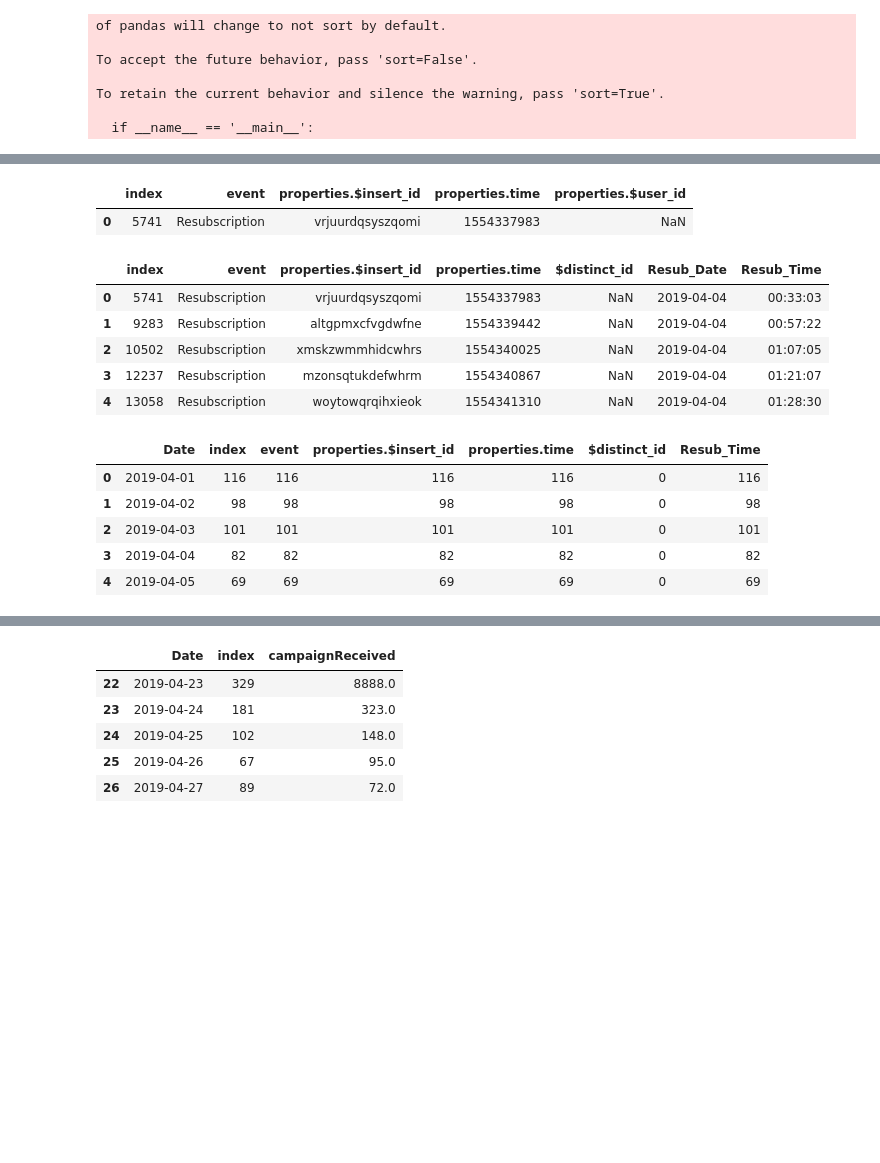
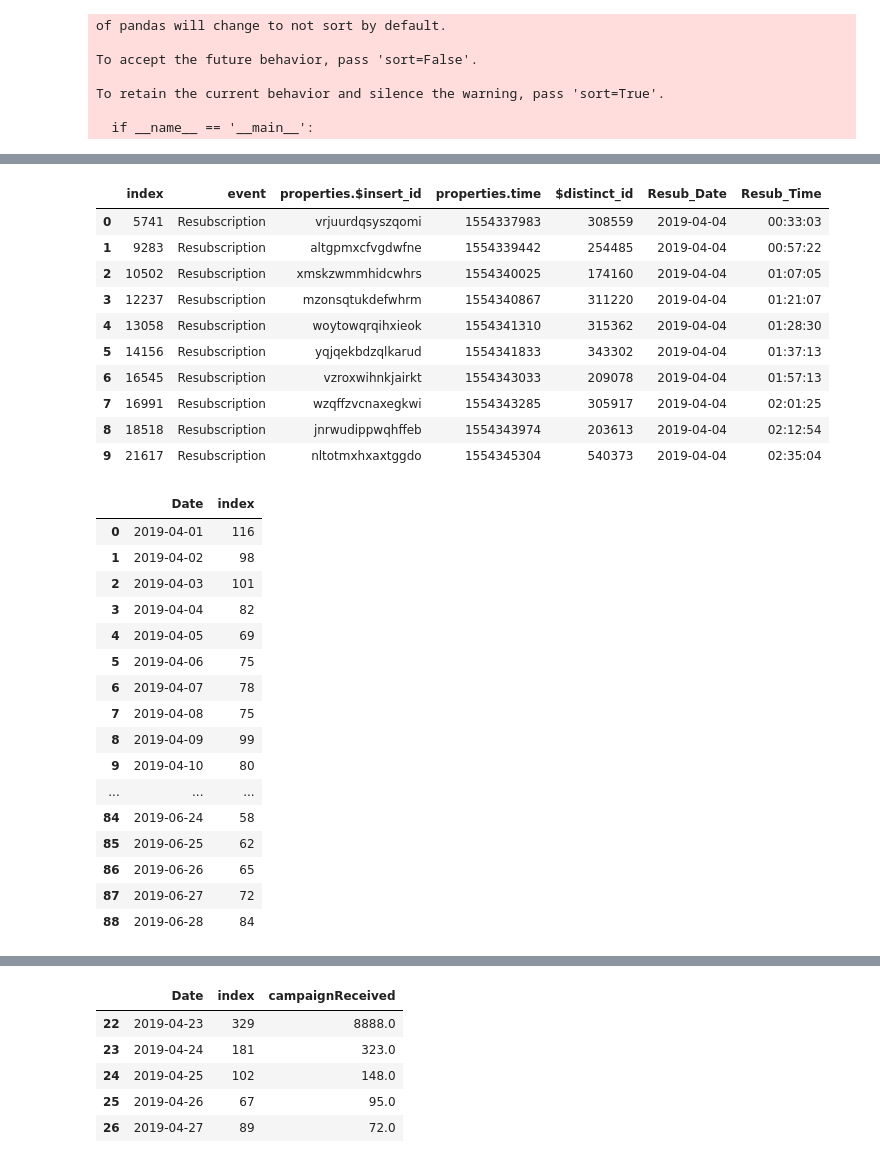
Before and after one commit to oyamatsumi04/w_u, a Jupyter notebook: Waking Up - People Import Test.ipynb, the cells around one changed output, grey strips where cells are left out. Cells and saved outputs as stored; diff of their text form; code cells hidden in the pictures; blank space fills up the shorter version.

```diff
--- a/Waking Up - People Import Test.ipynb
+++ b/Waking Up - People Import Test.ipynb
@@ -343,39 +491,54 @@ To retain the current behavior and silence the warning, pass 'sort=True'.
 #isolate only resubscriber events and relevant columns
 
 resubscribers_df=events_data.loc[events_data['event']=='Resubscription']
-resubscribers_df=resubscribers_df.loc[:,['event','properties.$insert_id', 'properties.time','properties.$user_id']].reset_index()
+resubscribers_df=resubscribers_df.loc[:,['event','properties.$insert_id', 'properties.time','properties.distinct_id']].reset_index()
-# %% [output]
-|  | index | event | properties.$insert_id | properties.time | properties.$user_id |
-| 0 | 5741 | Resubscription | vrjuurdqsyszqomi | 1554337983 | NaN |
 # %%
 #convert unix dates to date-time
 #NOTE ALL USER IDs are null values
 
 resubscribers_df['Resub_Date'] = pd.to_datetime(resubscribers_df['properties.time'], unit='s').dt.date
 resubscribers_df['Resub_Time'] = pd.to_datetime(resubscribers_df['properties.time'], unit='s').dt.time
-resubscribers_df=resubscribers_df.rename(columns={'properties.$user_id':'$distinct_id'})
-resubscribers_df.head()
+resubscribers_df=resubscribers_df.rename(columns={'properties.distinct_id':'$distinct_id'})
+resubscribers_df.head(10)
 # %% [output]
 |  | index | event | properties.$insert_id | properties.time | $distinct_id | Resub_Date | Resub_Time |
-| 0 | 5741 | Resubscription | vrjuurdqsyszqomi | 1554337983 | NaN | 2019-04-04 | 00:33:03 |
-| 1 | 9283 | Resubscription | altgpmxcfvgdwfne | 1554339442 | NaN | 2019-04-04 | 00:57:22 |
-| 2 | 10502 | Resubscription | xmskzwmmhidcwhrs | 1554340025 | NaN | 2019-04-04 | 01:07:05 |
-| 3 | 12237 | Resubscription | mzonsqtukdefwhrm | 1554340867 | NaN | 2019-04-04 | 01:21:07 |
-| 4 | 13058 | Resubscription | woytowqrqihxieok | 1554341310 | NaN | 2019-04-04 | 01:28:30 |
+| 0 | 5741 | Resubscription | vrjuurdqsyszqomi | 1554337983 | 308559 | 2019-04-04 | 00:33:03 |
+| 1 | 9283 | Resubscription | altgpmxcfvgdwfne | 1554339442 | 254485 | 2019-04-04 | 00:57:22 |
+| 2 | 10502 | Resubscription | xmskzwmmhidcwhrs | 1554340025 | 174160 | 2019-04-04 | 01:07:05 |
+| 3 | 12237 | Resubscription | mzonsqtukdefwhrm | 1554340867 | 311220 | 2019-04-04 | 01:21:07 |
+| 4 | 13058 | Resubscription | woytowqrqihxieok | 1554341310 | 315362 | 2019-04-04 | 01:28:30 |
+| 5 | 14156 | Resubscription | yqjqekbdzqlkarud | 1554341833 | 343302 | 2019-04-04 | 01:37:13 |
+| 6 | 16545 | Resubscription | vzroxwihnkjairkt | 1554343033 | 209078 | 2019-04-04 | 01:57:13 |
+| 7 | 16991 | Resubscription | wzqffzvcnaxegkwi | 1554343285 | 305917 | 2019-04-04 | 02:01:25 |
+| 8 | 18518 | Resubscription | jnrwudippwqhffeb | 1554343974 | 203613 | 2019-04-04 | 02:12:54 |
+| 9 | 21617 | Resubscription | nltotmxhxaxtggdo | 1554345304 | 540373 | 2019-04-04 | 02:35:04 |
 # %%
 #group resubscribers by date for analysis
 
 resubs_plot = resubscribers_df.groupby('Resub_Date').count().reset_index()
 resubs_plot['Resub_Date'] = pd.to_datetime(resubs_plot['Resub_Date'])
 resubs_plot = resubs_plot.rename(columns={'Resub_Date': 'Date'})
-resubs_plot.head()
+resubs_plot = resubs_plot.loc[:,['Date','index']]
+
+resubs_plot
 # %% [output]
-|  | Date | index | event | properties.$insert_id | properties.time | $distinct_id | Resub_Time |
-| 0 | 2019-04-01 | 116 | 116 | 116 | 116 | 0 | 116 |
-| 1 | 2019-04-02 | 98 | 98 | 98 | 98 | 0 | 98 |
-| 2 | 2019-04-03 | 101 | 101 | 101 | 101 | 0 | 101 |
-| 3 | 2019-04-04 | 82 | 82 | 82 | 82 | 0 | 82 |
-| 4 | 2019-04-05 | 69 | 69 | 69 | 69 | 0 | 69 |
+|  | Date | index |
+| 0 | 2019-04-01 | 116 |
+| 1 | 2019-04-02 | 98 |
+| 2 | 2019-04-03 | 101 |
+| 3 | 2019-04-04 | 82 |
+| 4 | 2019-04-05 | 69 |
+| 5 | 2019-04-06 | 75 |
+| 6 | 2019-04-07 | 78 |
+| 7 | 2019-04-08 | 75 |
+| 8 | 2019-04-09 | 99 |
+| 9 | 2019-04-10 | 80 |
+| ... | ... | ... |
+| 84 | 2019-06-24 | 58 |
+| 85 | 2019-06-25 | 62 |
+| 86 | 2019-06-26 | 65 |
+| 87 | 2019-06-27 | 72 |
+| 88 | 2019-06-28 | 84 |
 # %%
 #plot resubsribers
 
```
Also changed, not shown: parts of 29 cells of this notebook.
